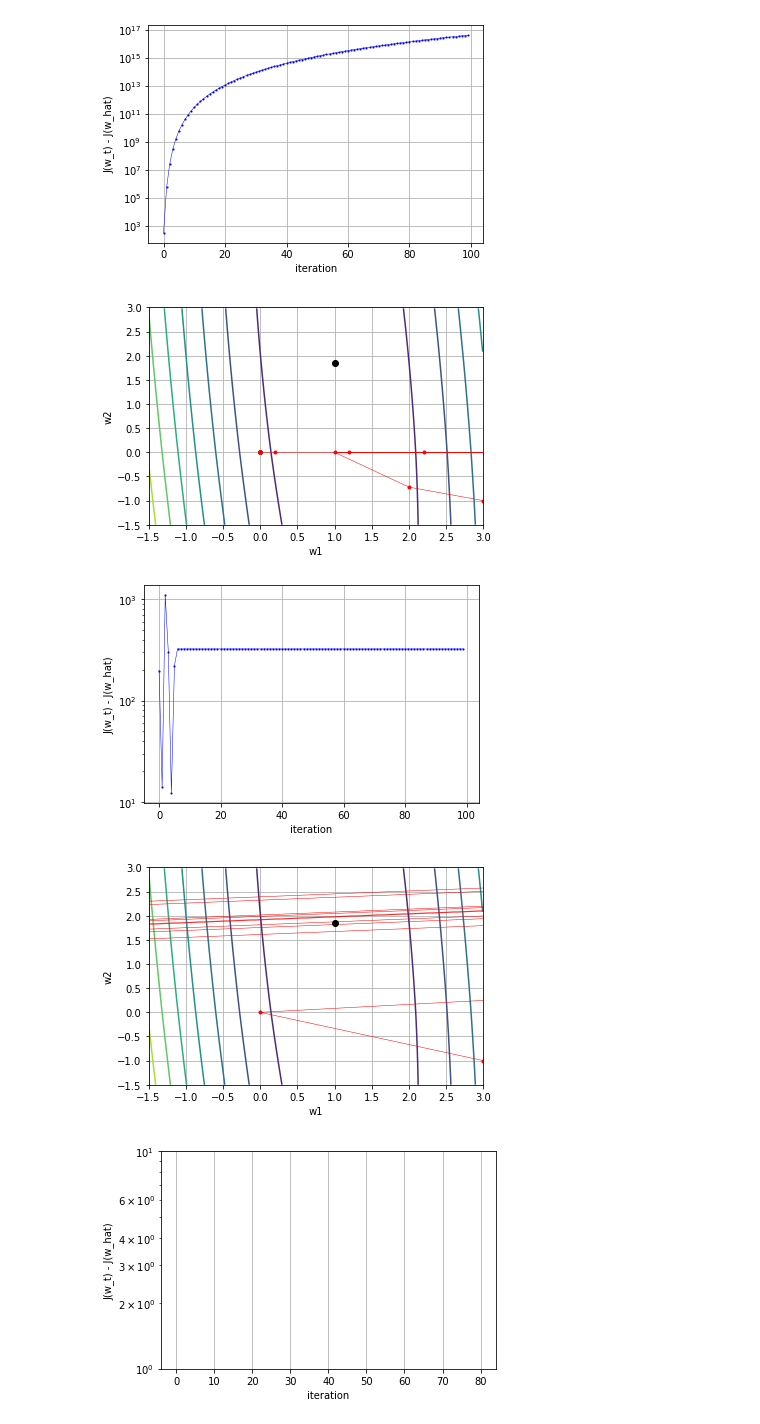
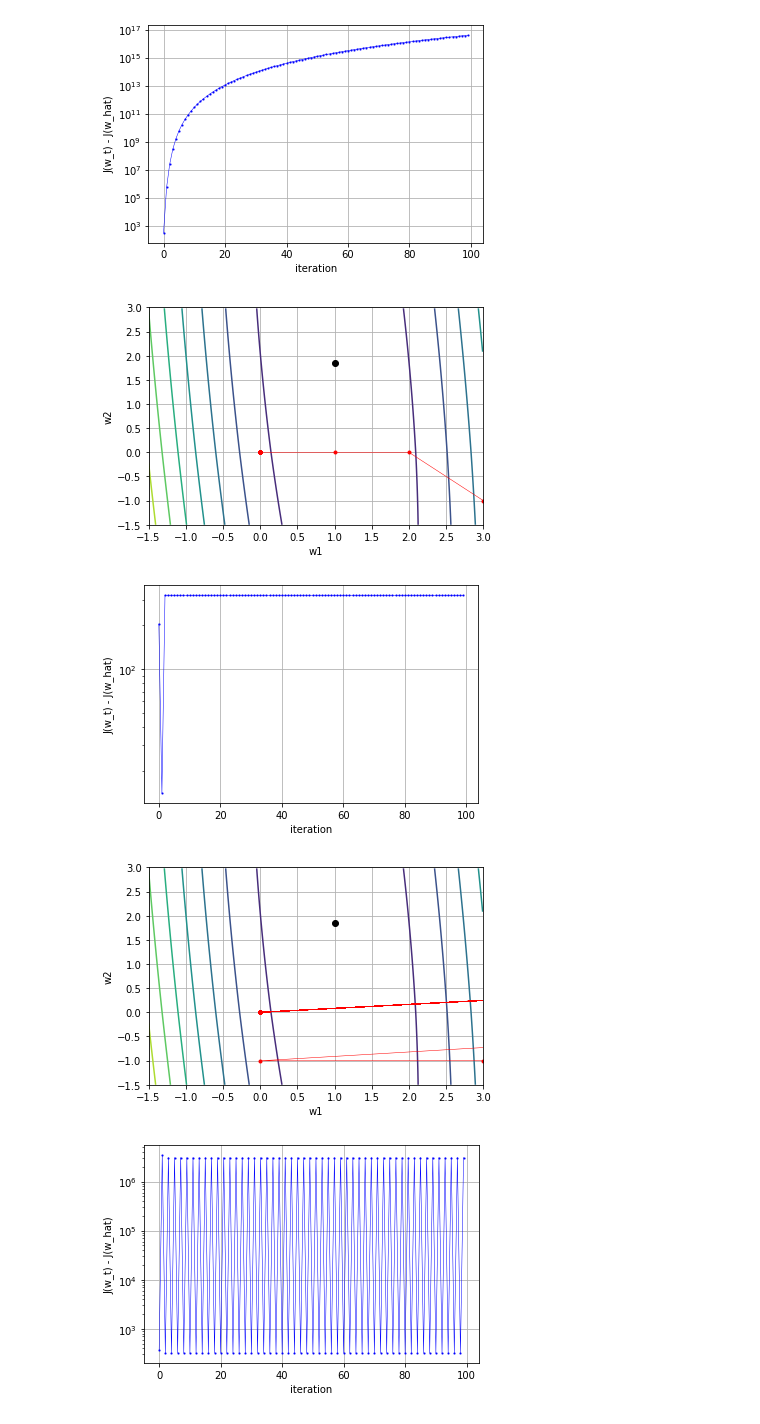
Before and after one commit to Ramune6110/Advanced-Machine-Learning, a Jupyter notebook: Problem7.ipynb, the cells around one changed output. Saved outputs shown, nothing was run; the diff lists cells and outputs as text; code cells hidden in the pictures.

```diff
--- a/Problem7.ipynb
+++ b/Problem7.ipynb
@@ -402,8 +402,9 @@ class Momentum:
         # r smoothのr
         L   = 1.0 * np.max(np.linalg.eig(2 * self.A)[0])
         # 更新式におけるeta
-        eta = 0.01
-        # 値格納用配列
+        eta = 0.00001
+        v   = 0.0
+        gamma = 0.001     # 値格納用配列
         w_history = []
         self.fvalues   = []
         g_history = []
@@ -412,12 +413,12 @@ class Momentum:
             w_history.append(wt.T)
             # 勾配
             grad = 2 * np.dot(self.A, wt - self.mu)
-            # etaの更新
-            eta_t = eta
+            v    = gamma * v + grad
             # 重みの更新式
-            wth = wt - eta_t * grad
-            wt  = np.array([self.proximal_operation(wth[0], self.lamda - eta_t * grad[0]),
-                            self.proximal_operation(wth[1], self.lamda - eta_t * grad[1])])
+            wth = wt - eta * v
+            wt  = np.array([self.proximal_operation(wth[0], self.lamda - eta * grad[0]),
+                            self.proximal_operation(wth[1], self.lamda - eta * grad[1])])
+
             # 評価関数値の計算
             J = np.dot(np.dot((wt - self.mu).T, self.A), (wt - self.mu)) + self.lamda * (np.abs(wt[0]) + np.abs(wt[1]))
             self.fvalues.append(J)
@@ -447,8 +448,8 @@ MM = Momentum()
 MM.calc_eval_fun()
 MM.main()
 # %% [output]
-[figure, old version]
+[figure, new version]
-[figure, old version]
+[figure, new version]
 # %%
 # Nesterov
 import numpy as np
@@ -510,7 +511,8 @@ class Nesterov:
         L   = 1.0 * np.max(np.linalg.eig(2 * self.A)[0])
         # 更新式におけるeta
         eta = 0.1
-        # 値格納用配列
+        v   = 0.0
+        gamma = 0.001  # 値格納用配列
         w_history = []
         self.fvalues   = []
         g_history = []
@@ -519,44 +521,42 @@ class Nesterov:
             w_history.append(wt.T)
             # 勾配
             grad = 2 * np.dot(self.A, wt - self.mu)
-            # etaの更新
-            eta_t = eta
             # 重みの更新式
-            wth = wt - eta_t * grad
-            wth = wth + ((t - 1) / (t + 2)) * (wth - wt)
-            wt  = np.array([self.proximal_operation(wth[0], self.lamda * eta_t * grad[0]),
-                            self.proximal_operation(wth[1], self.lamda * eta_t * grad[1])])
+            v   = gamma * v + grad
+            wth = wt - eta * (gamma * v + grad)
+            wt  = np.array([self.proximal_operation(wth[0], self.lamda * eta * grad[0]),
+                            self.proximal_operation(wth[1], self.lamda * eta * grad[1])])
             # 評価関数値の計算
             J = np.dot(np.dot((wt - self.mu).T, self.A), (wt - self.mu)) + self.lamda * (np.abs(wt[0]) + np.abs(wt[1]))
             self.fvalues.append(J)
 
         self.fvalues   = np.vstack(self.fvalues)
         w_history = np.vstack(w_history)
 
         minfvalue = np.dot(np.dot((w_lasso - self.mu).T, self.A), (w_lasso - self.mu)) + self.lamda * np.sum(np.abs(w_lasso))
         self.minOfMin  = np.min([minfvalue, np.min(self.fvalues)])
         # Drow Graph
         plt.figure(1)
         plt.plot(w_history[:,0], w_history[:,1], 'ro-', markersize=3, linewidth=0.5)
         plt.plot(w_lasso[0], w_lasso[1], 'ko')
         plt.xlim(-1.5, 3)
         plt.ylim(-1.5, 3)
         plt.xlabel("w1")
         plt.ylabel("w2")
         plt.grid()
 
         plt.figure(2)
         plt.semilogy(self.fvalues - self.minOfMin, 'bs-', markersize = 1, linewidth = 0.5)
         plt.xlabel("iteration")
         plt.ylabel("J(w_t) - J(w_hat)")
         plt.grid()
 
 Ns = Nesterov()
 Ns.calc_eval_fun()
 Ns.main()
 # %% [output]
-[figure, old version]
+[figure, new version]
-[figure, old version]
+[figure, new version]
 # %%
 # conpare
 # Adagrad
```
Also changed, not shown: parts of 1 cell of this notebook, 1 other file.
